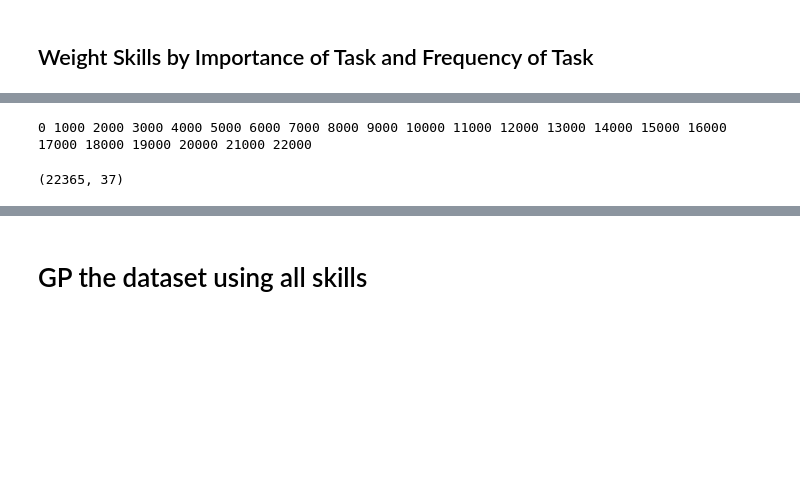
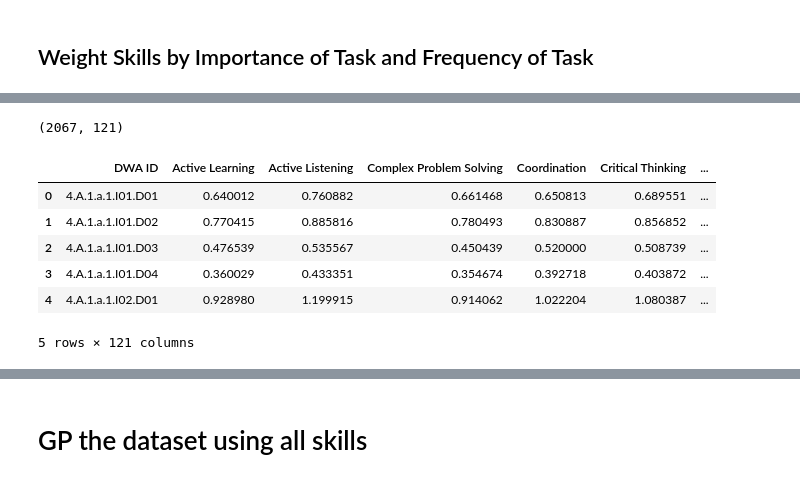
Before and after one commit to PDuckworth/FutureOf, a Jupyter notebook: FutureOfEmployment/skills_ability_vector_per_task.ipynb, the cells around one changed output, grey strips where cells are left out. Drawn from its saved outputs; the diff is of its cells as text; code cells hidden in the pictures; blank space fills up the shorter version.

```diff
--- a/FutureOfEmployment/skills_ability_vector_per_task.ipynb
+++ b/FutureOfEmployment/skills_ability_vector_per_task.ipynb
@@ -253,46 +278,53 @@ task_freqs[['O*NET-SOC Code', 'Task ID', 'Task Freq', 'Task Freq Norm']]
+# %%
+df9 = df8.groupby(['DWA ID'], as_index=False).mean()
+print df9.shape
+df9.head()
+# %% [output]
+(2067, 121)
+|  | DWA ID | Active Learning | Active Listening | Complex Problem Solving | Coordination | Critical Thinking | ... |
+| 0 | 4.A.1.a.1.I01.D01 | 0.640012 | 0.760882 | 0.661468 | 0.650813 | 0.689551 | ... |
+| 1 | 4.A.1.a.1.I01.D02 | 0.770415 | 0.885816 | 0.780493 | 0.830887 | 0.856852 | ... |
+| 2 | 4.A.1.a.1.I01.D03 | 0.476539 | 0.535567 | 0.450439 | 0.520000 | 0.508739 | ... |
+| 3 | 4.A.1.a.1.I01.D04 | 0.360029 | 0.433351 | 0.354674 | 0.392718 | 0.403872 | ... |
+| 4 | 4.A.1.a.1.I02.D01 | 0.928980 | 1.199915 | 0.914062 | 1.022204 | 1.080387 | ... |
+5 rows × 121 columns
 # %%
+# # # Version 0.1 :
 # A defensible method for weighting Importance and Frequency of Skills vector per Occu
 
-weighted_vecs = np.array([])
-weighted_vecs.shape
-problem_onet_codes = {"skill_vec":set([]), "IM/Freq" : set([]) }
+# weighted_vecs = np.array([])
+# weighted_vecs.shape
+# problem_onet_codes = {"skill_vec":set([]), "IM/Freq" : set([]) }
 
-# try and get rid of this horrible loop.
-for (cnt, row) in df3.iterrows():
-    if cnt%1000 ==0: print cnt,
+# # try and get rid of this horrible loop.
+# for (cnt, row) in df3.iterrows():
+#     if cnt%1000 ==0: print cnt,
 
-    #if task_freq['O*NET-SOC Code'].str.contains(row['O*NET-SOC Code']).any() and task_ims['O*NET-SOC Code'].str.contains(row['O*NET-SOC Code']).any() and skills_pivot['O*NET-SOC Code'].str.contains(row['O*NET-SOC Code']).any():
+#     #if task_freq['O*NET-SOC Code'].str.contains(row['O*NET-SOC Code']).any() and task_ims['O*NET-SOC Code'].str.contains(row['O*NET-SOC Code']).any() and skills_pivot['O*NET-SOC Code'].str.contains(row['O*NET-SOC Code']).any():
 
-    try:
-        skill_vec = skills_pivot[skills_pivot['O*NET-SOC Code'] == row['O*NET-SOC Code']].values[0][1:]
-    except IndexError as e:
-#         print cnt, row['O*NET-SOC Code'], skills_pivot[skills_pivot['O*NET-SOC Code'] == row['O*NET-SOC Code']].values
-        problem_onet_codes["skill_vec"].add(row['O*NET-SOC Code'])
-        continue
+#     try:
+#         skill_vec = skills_pivot[skills_pivot['O*NET-SOC Code'] == row['O*NET-SOC Code']].values[0][1:]
+#     except IndexError as e:
+# #         print cnt, row['O*NET-SOC Code'], skills_pivot[skills_pivot['O*NET-SOC Code'] == row['O*NET-SOC Code']].values
+#         problem_onet_codes["skill_vec"].add(row['O*NET-SOC Code'])
+#         continue
 
-    freq = task_freqs[task_freqs['Task ID'] == row['Task ID']]['Task Freq Norm'].values
-    imp =  task_ims[task_ims['Task ID'] == row['Task ID']]['Task IM Norm'].values
+#     freq = task_freqs[task_freqs['Task ID'] == row['Task ID']]['Task Freq Norm'].values
+#     imp =  task_ims[task_ims['Task ID'] == row['Task ID']]['Task IM Norm'].values
 
-    try:
-        vec = skill_vec*freq*imp
-    except ValueError as e:
-#         print row['O*NET-SOC Code']
-        problem_onet_codes["IM/Freq"].add(row['O*NET-SOC Code'])
-        continue
+#     try:
+#         vec = skill_vec*freq*imp
+#     except ValueError as e:
+# #         print row['O*NET-SOC Code']
+#         problem_onet_codes["IM/Freq"].add(row['O*NET-SOC Code'])
+#         continue
 
-    task_info = np.append(row['Task ID'], row['DWA ID'])
-    weigted_skills = np.append(task_info, vec)
+#     task_info = np.append(row['Task ID'], row['DWA ID'])
+#     weigted_skills = np.append(task_info, vec)
 
-    try:
-        weighted_vecs = np.append(weighted_vecs, [weigted_skills], axis=0)
-    except:
-        weighted_vecs = np.array([weigted_skills])
+#     try:
+#         weighted_vecs = np.append(weighted_vecs, [weigted_skills], axis=0)
+#     except:
+#         weighted_vecs = np.array([weigted_skills])
 
-weighted_vecs.shape
-
-# A vector method:
-#  (df[['col1', 'col2']].T*[10, 100, 1000]).T  # 3 rows.
-# use:  skills_pivot.columns[1:]
+# weighted_vecs.shape
-# %% [output]
-0 1000 2000 3000 4000 5000 6000 7000 8000 9000 10000 11000 12000 13000 14000 15000 16000 17000 18000 19000 20000 21000 22000
-(22365, 37)
```
Also changed, not shown: parts of 20 cells of this notebook, 1 other file.
